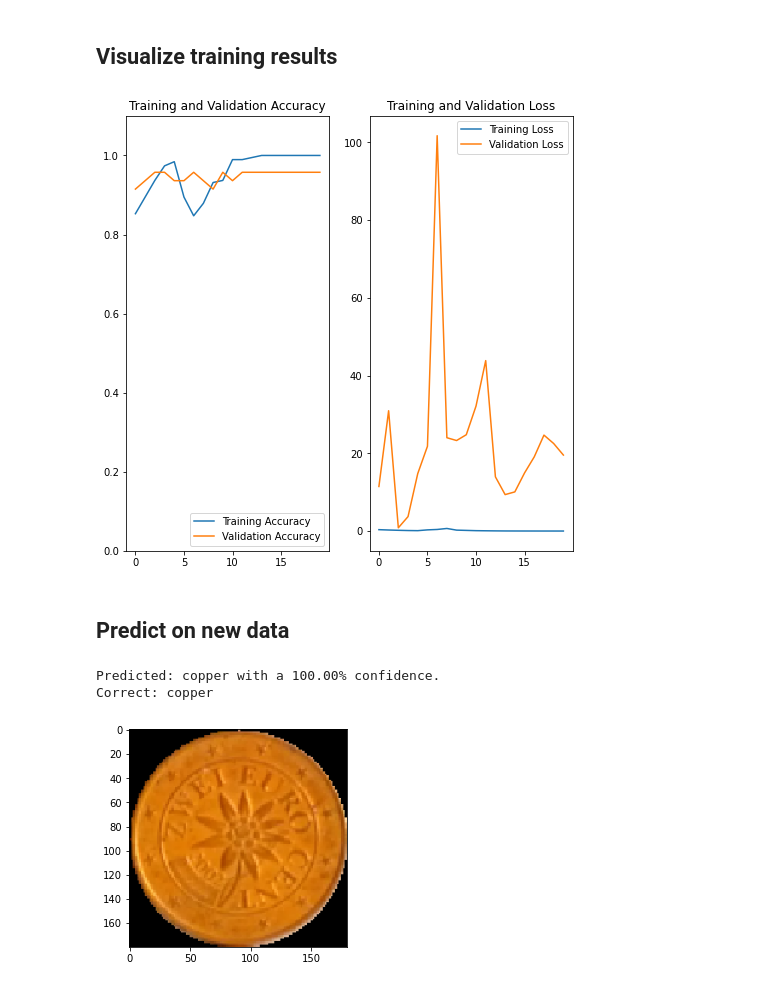
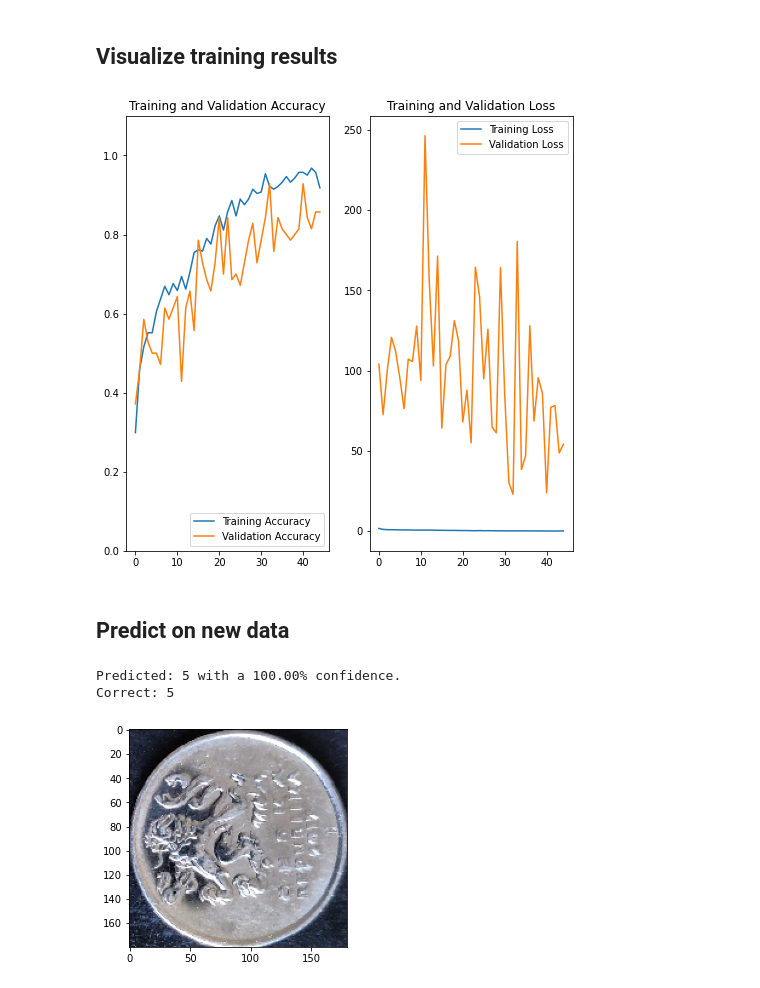
Before and after one commit to FanAttic-dev/pv162-coin-detector, a Jupyter notebook: CZKCoinDetector.ipynb, the cells around one changed output. Drawn from its saved outputs; the diff is of its cells as text; code cells hidden in the pictures.

```diff
--- a/CZKCoinDetector.ipynb
+++ b/CZKCoinDetector.ipynb
@@ -15,7 +15,7 @@ batch_size = 32
 img_height = 180
 img_width = 180
 
-directory = "/home/atti/Documents/PV162_CV/IMAGES/Coins/Euro/"
+directory = "/home/atti/Documents/PV162_CV/IMAGES/Coins/CZK"
 
 train_ds = tf.keras.preprocessing.image_dataset_from_directory(
     directory,
@@ -78,15 +83,25 @@ train_ds = train_ds.map(lambda x, y: (normalization_layer(x), y))
+# %%
+data_augmentation_layer = keras.Sequential(
+    [
+        layers.experimental.preprocessing.RandomFlip("horizontal", input_shape=(img_height, img_width, 3)),
+        # TODO vertial flip
+        layers.experimental.preprocessing.RandomRotation(0.5),
+    ]
+)
 # %% [markdown]
 ## Create the model
 # %%
 num_classes = len(class_names)
 
 model = Sequential([
+    data_augmentation_layer,
     layers.Conv2D(16, 3, padding='same', activation='relu', input_shape=(img_height, img_width, 3)),
     layers.MaxPooling2D(),
     layers.Conv2D(32, 3, padding='same', activation='relu'),
     layers.MaxPooling2D(),
     layers.Conv2D(64, 3, padding='same', activation='relu'),
     layers.MaxPooling2D(),
+    layers.Dropout(0.2),
     layers.Flatten(),
     layers.Dense(128, activation='relu'),
     layers.Dense(num_classes)
@@ -118,7 +133,7 @@ _________________________________________________________________
 # %% [markdown]
 ## Train the model
 # %%
-epochs=20
+epochs=45
 
 history = model.fit(
     train_ds,
@@ -169,37 +184,41 @@ plt.legend(loc='upper right')
 plt.title('Training and Validation Loss')
 plt.show()
 # %% [output]
-[figure, old version]
+[figure, new version]
 # %% [markdown]
 ## Predict on new data
 # %%
 import random
 
-class_num = 1
+class_num = 4
 
-img_dir_path = directory + str(class_names[class_num])
+# get image path
+img_dir_path = directory + "/" + str(class_names[class_num])
 img_dir = os.listdir(img_dir_path)
 img_name = img_dir[random.randint(0, len(img_dir)-1)]
 img_path = img_dir_path + "/" + img_name
 
+# load image
 img = keras.preprocessing.image.load_img(
     img_path, target_size=(img_height, img_width)
 )
 img_array = keras.preprocessing.image.img_to_array(img)
 img_array = tf.expand_dims(img_array, 0) # Create a batch
 
+# predict
 predictions = model.predict(img_array)
 score = tf.nn.softmax(predictions[0])
 
+# show results
 plt.imshow(tf.keras.preprocessing.image.img_to_array(img)/255.)
 
 print(
     "Predicted: {} with a {:.2f}% confidence."
     .format(class_names[np.argmax(score)], 100 * np.max(score))
 )
 
 print("Correct: " + str(class_names[class_num]))
 # %% [output]
-Predicted: copper with a 100.00% confidence.
-Correct: copper
+Predicted: 5 with a 100.00% confidence.
+Correct: 5
-[figure, old version]
+[figure, new version]
```
Also changed, not shown: parts of 5 cells of this notebook, 1 other file.
